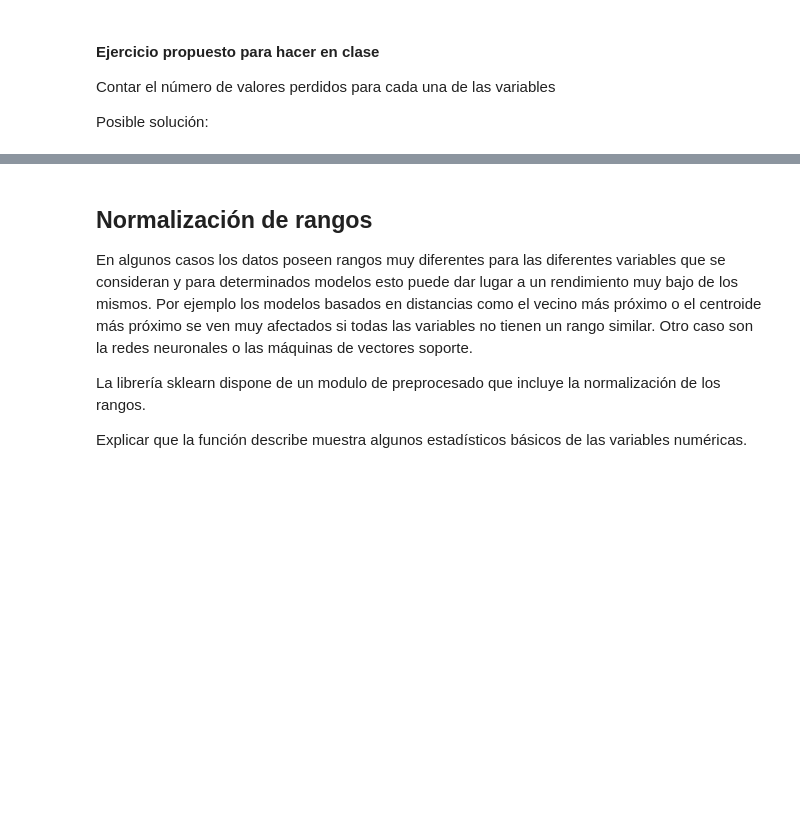
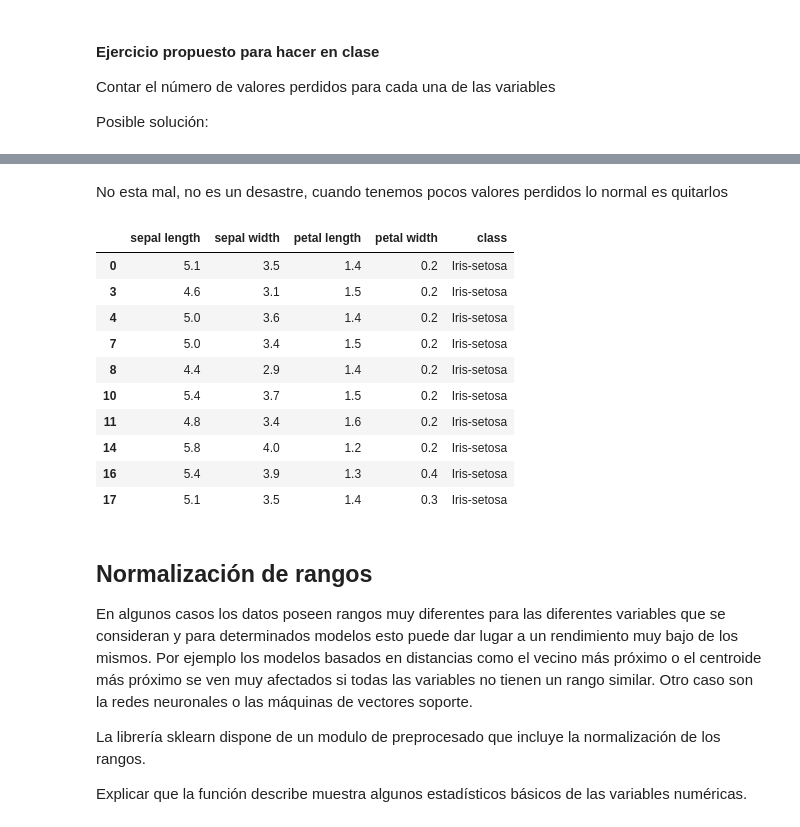
Before and after one commit to miguel-kjh/AA1, a Jupyter notebook: parte1/practica2.ipynb, the cells around one changed output, grey strips where cells are left out. Cells and saved outputs as stored; diff of their text form; code cells hidden in the pictures; blank space fills up the shorter version.

```diff
--- a/parte1/practica2.ipynb
+++ b/parte1/practica2.ipynb
@@ -41,3 +107,21 @@ for variable in variables:
+# %% [markdown]
+No esta mal, no es un desastre, cuando tenemos pocos valores perdidos lo normal es quitarlos
+# %%
+# quitar filas con valores perdidos
+df = df.dropna()
+df.head(10)
+# %% [output]
+|  | sepal length | sepal width | petal length | petal width | class |
+| 0 | 5.1 | 3.5 | 1.4 | 0.2 | Iris-setosa |
+| 3 | 4.6 | 3.1 | 1.5 | 0.2 | Iris-setosa |
+| 4 | 5.0 | 3.6 | 1.4 | 0.2 | Iris-setosa |
+| 7 | 5.0 | 3.4 | 1.5 | 0.2 | Iris-setosa |
+| 8 | 4.4 | 2.9 | 1.4 | 0.2 | Iris-setosa |
+| 10 | 5.4 | 3.7 | 1.5 | 0.2 | Iris-setosa |
+| 11 | 4.8 | 3.4 | 1.6 | 0.2 | Iris-setosa |
+| 14 | 5.8 | 4.0 | 1.2 | 0.2 | Iris-setosa |
+| 16 | 5.4 | 3.9 | 1.3 | 0.4 | Iris-setosa |
+| 17 | 5.1 | 3.5 | 1.4 | 0.3 | Iris-setosa |
 # %% [markdown]
 ## Normalización de rangos
 
```
Also changed, not shown: parts of 16 cells of this notebook, 4 other files.
